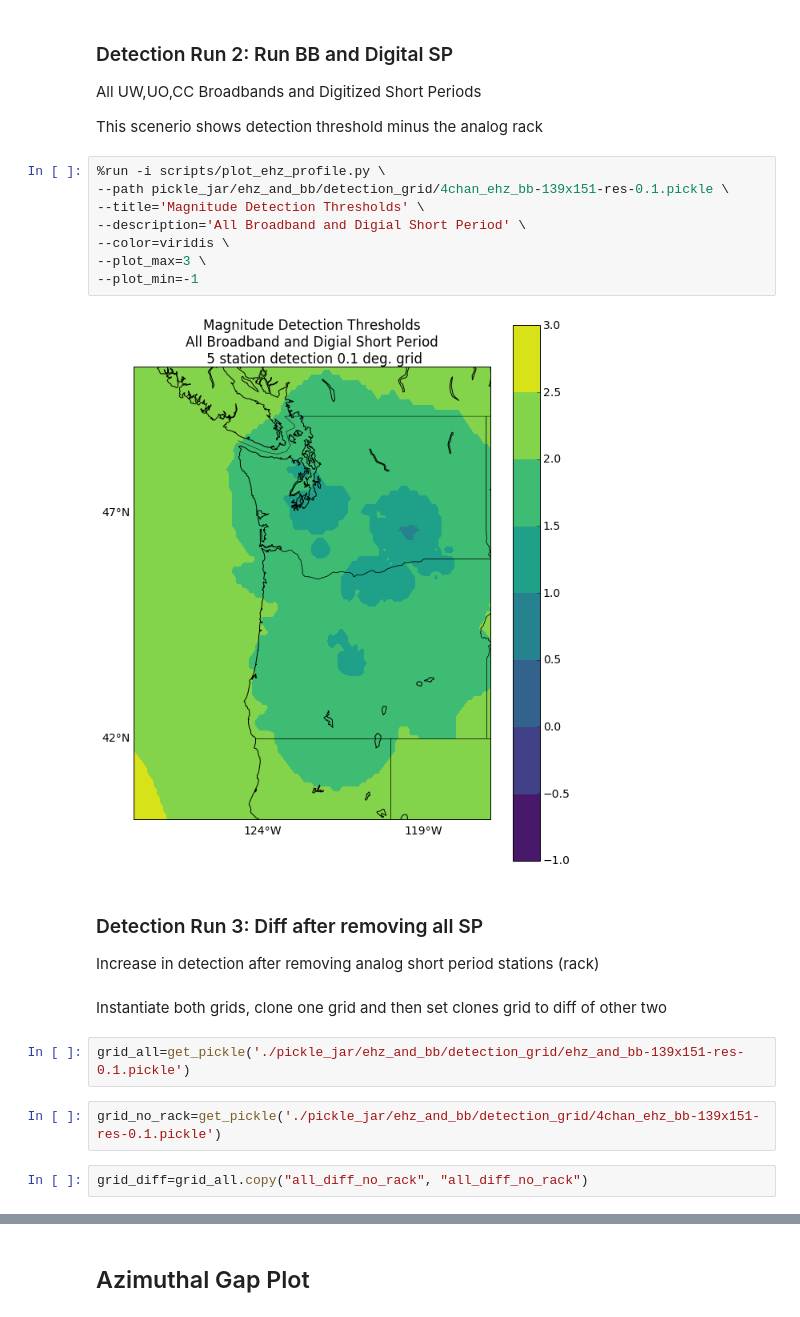
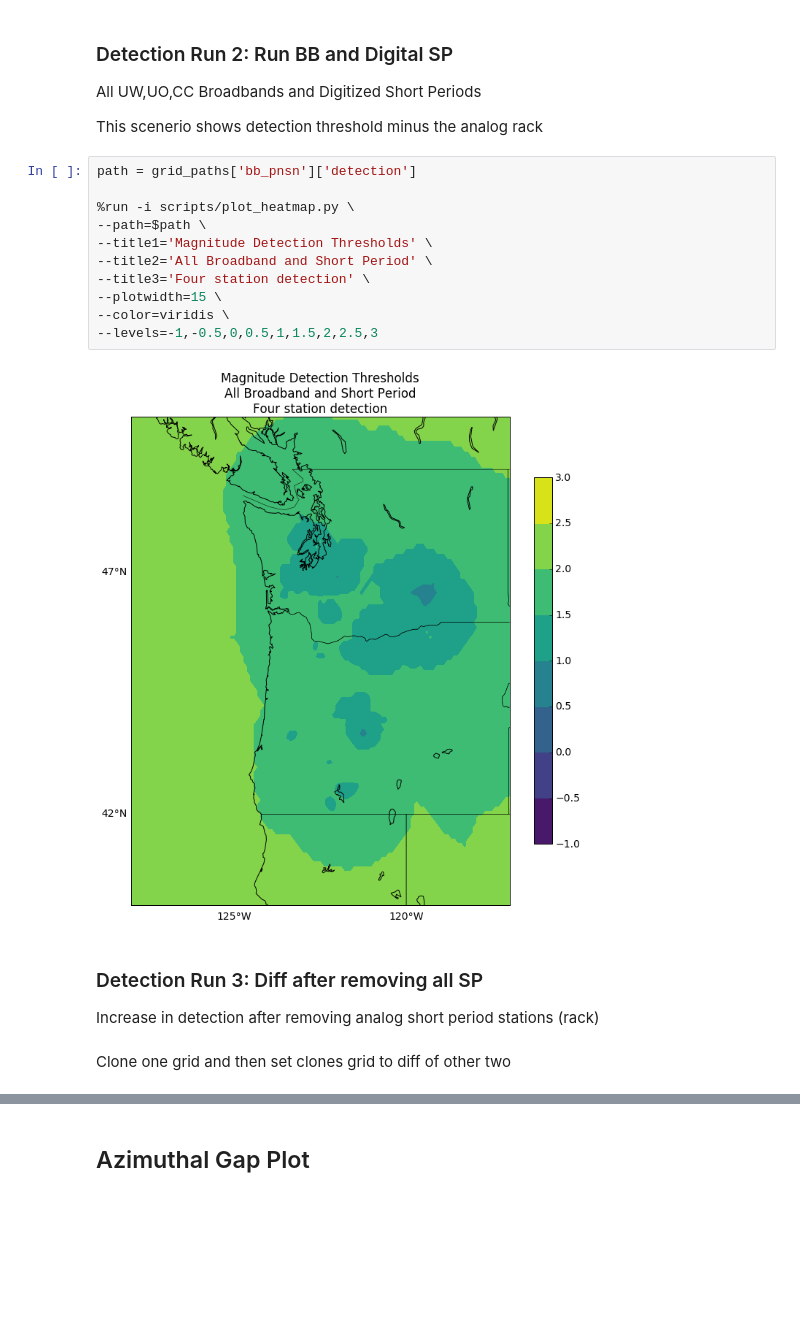
Before and after one commit to pnsn/magd_client, a Jupyter notebook: notebooks/2017 EHZ noise study 10-46-41-755.ipynb, the cells around one changed output, grey strips where cells are left out. Saved outputs shown, nothing was run; the diff lists cells and outputs as text; blank space fills up the shorter version.

```diff
--- a/notebooks/2017 EHZ noise study 10-46-41-755.ipynb
+++ b/notebooks/2017 EHZ noise study 10-46-41-755.ipynb
@@ -112,24 +216,21 @@ This scenerio shows detection threshold with all Broadband and short periods
 All UW,UO,CC Broadbands and Digitized Short Periods
 
 This scenerio shows detection threshold minus the analog rack
-# %%
-%run -i scripts/plot_ehz_profile.py \
---path pickle_jar/ehz_and_bb/detection_grid/4chan_ehz_bb-139x151-res-0.1.pickle \
---title='Magnitude Detection Thresholds' \
---description='All Broadband and Digial Short Period' \
---color=viridis \
---plot_max=3 \
---plot_min=-1
-# %% [output]
-[figure, removed]
+# %%
+path = grid_paths['bb_pnsn']['detection']
+
+%run -i scripts/plot_heatmap.py \
+--path=$path \
+--title1='Magnitude Detection Thresholds' \
+--title2='All Broadband and Short Period' \
+--title3='Four station detection' \
+--plotwidth=15 \
+--color=viridis \
+--levels=-1,-0.5,0,0.5,1,1.5,2,2.5,3
+# %% [output]
+[figure, added]
 # %% [markdown]
 ### Detection Run 3: Diff after removing all SP
 Increase in detection after removing analog short period stations (rack)
 # %% [markdown]
-Instantiate both grids, clone one grid and then set clones grid to diff of other two
+Clone one grid and then set clones grid to diff of other two
-# %%
-grid_all=get_pickle('./pickle_jar/ehz_and_bb/detection_grid/ehz_and_bb-139x151-res-0.1.pickle')
-# %%
-grid_no_rack=get_pickle('./pickle_jar/ehz_and_bb/detection_grid/4chan_ehz_bb-139x151-res-0.1.pickle')
-# %%
-grid_diff=grid_all.copy("all_diff_no_rack", "all_diff_no_rack")
```
Also changed, not shown: parts of 70 cells of this notebook, 12 other files.
